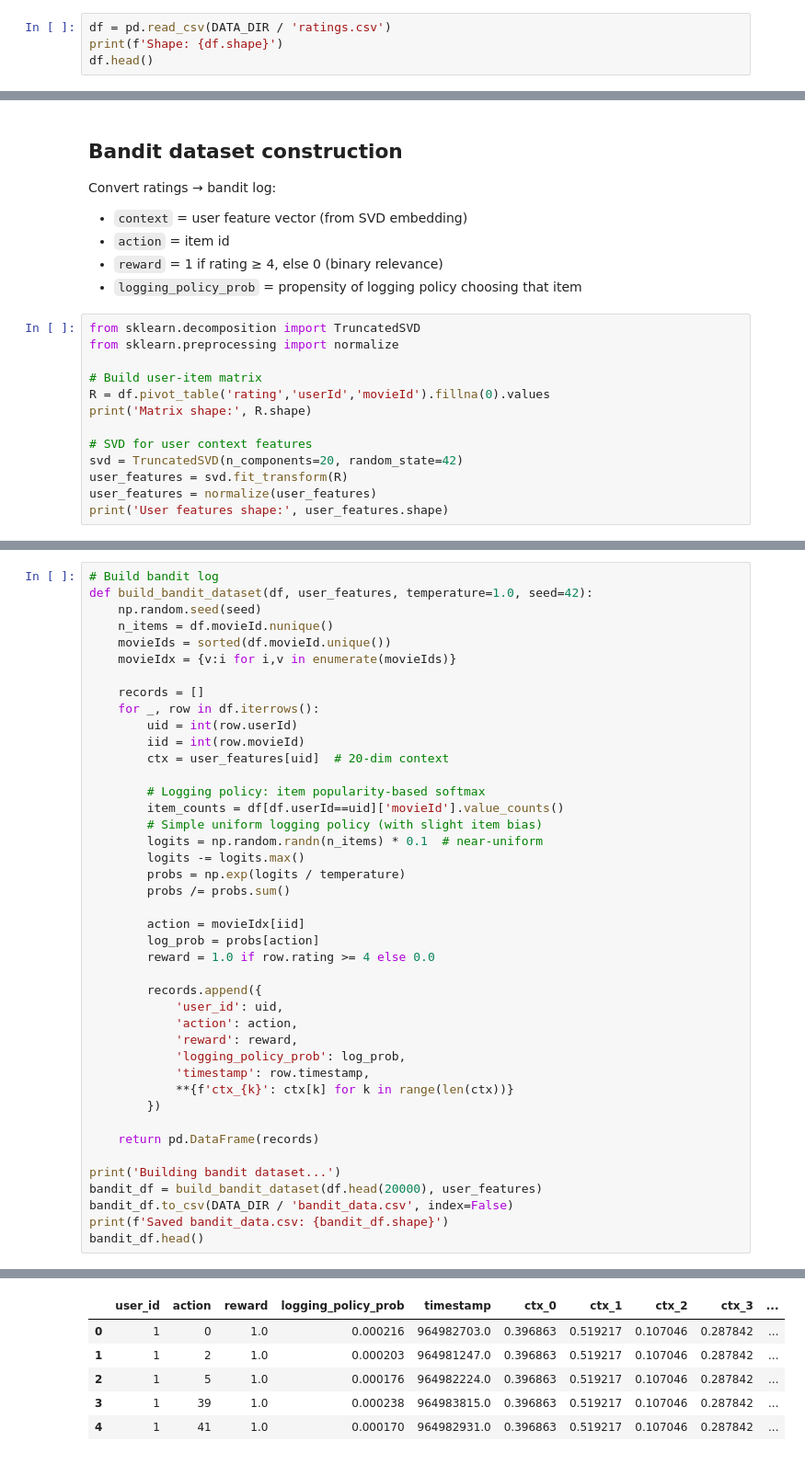
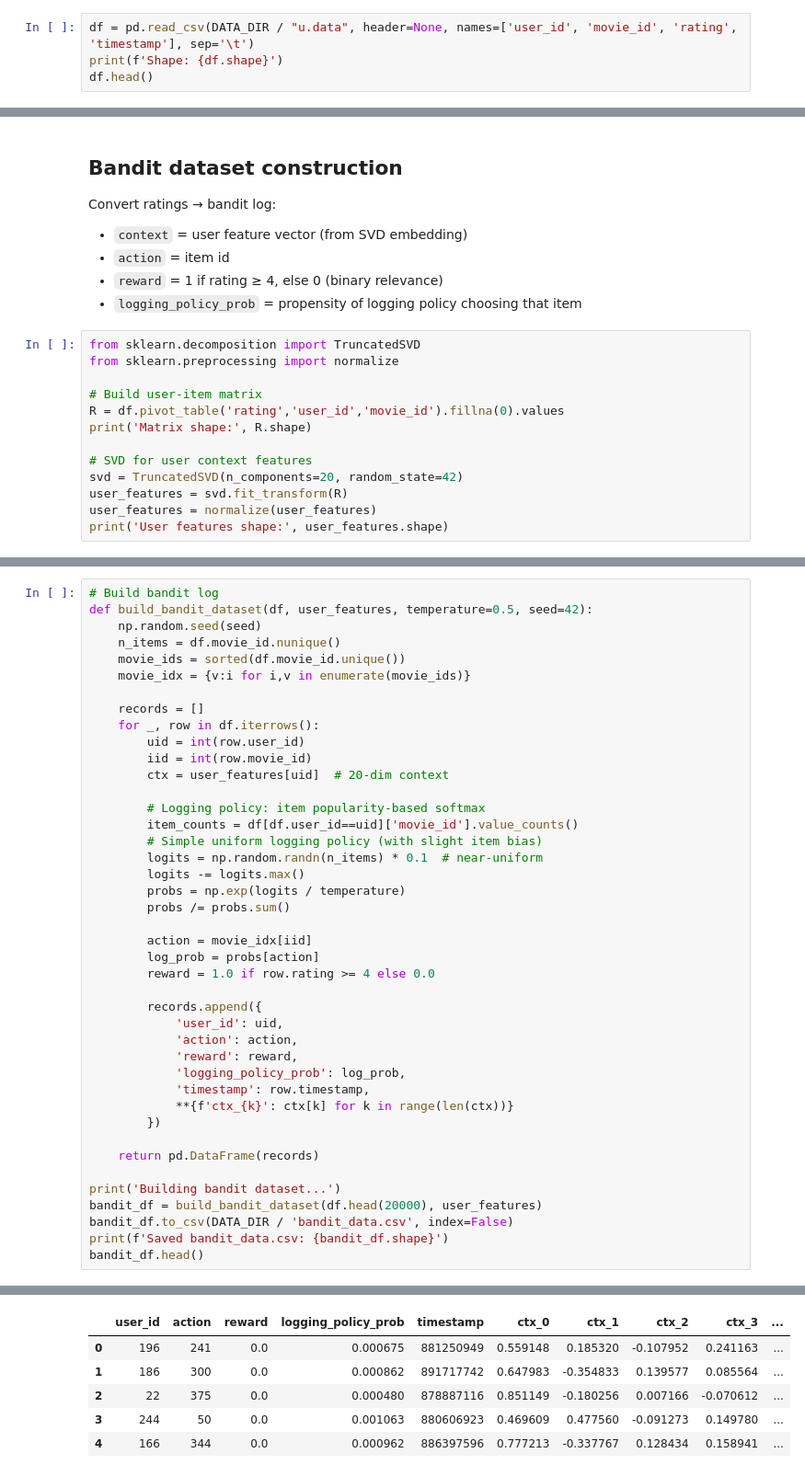
Before and after one commit to ShirsenduRyo/12-Recommendations, a Jupyter notebook: notebooks/00_setup.ipynb, the cells around one changed output, grey strips where cells are left out. Shown at 92% size. Cells and saved outputs as stored; diff of their text form.

```diff
--- a/notebooks/00_setup.ipynb
+++ b/notebooks/00_setup.ipynb
@@ -27,7 +27,7 @@ data dir: D:\01 Work\12-Recommendations\data
 # %% [markdown]
 ## Load ratings
 # %%
-df = pd.read_csv(DATA_DIR / 'ratings.csv')
+df = pd.read_csv(DATA_DIR / "u.data", header=None, names=['user_id', 'movie_id', 'rating', 'timestamp'], sep='\t')
 print(f'Shape: {df.shape}')
 df.head()
 # %% [output]
@@ -79,7 +74,7 @@ from sklearn.decomposition import TruncatedSVD
 from sklearn.preprocessing import normalize
 
 # Build user-item matrix
-R = df.pivot_table('rating','userId','movieId').fillna(0).values
+R = df.pivot_table('rating','user_id','movie_id').fillna(0).values
 print('Matrix shape:', R.shape)
 
 # SVD for user context features
@@ -93,54 +88,54 @@ User features shape: (610, 20)
 # %%
 # Build bandit log
-def build_bandit_dataset(df, user_features, temperature=1.0, seed=42):
+def build_bandit_dataset(df, user_features, temperature=0.5, seed=42):
     np.random.seed(seed)
-    n_items = df.movieId.nunique()
-    movieIds = sorted(df.movieId.unique())
-    movieIdx = {v:i for i,v in enumerate(movieIds)}
+    n_items = df.movie_id.nunique()
+    movie_ids = sorted(df.movie_id.unique())
+    movie_idx = {v:i for i,v in enumerate(movie_ids)}
 
     records = []
     for _, row in df.iterrows():
-        uid = int(row.userId)
-        iid = int(row.movieId)
+        uid = int(row.user_id)
+        iid = int(row.movie_id)
         ctx = user_features[uid]  # 20-dim context
 
         # Logging policy: item popularity-based softmax
-        item_counts = df[df.userId==uid]['movieId'].value_counts()
+        item_counts = df[df.user_id==uid]['movie_id'].value_counts()
         # Simple uniform logging policy (with slight item bias)
         logits = np.random.randn(n_items) * 0.1  # near-uniform
         logits -= logits.max()
         probs = np.exp(logits / temperature)
         probs /= probs.sum()
 
-        action = movieIdx[iid]
+        action = movie_idx[iid]
         log_prob = probs[action]
         reward = 1.0 if row.rating >= 4 else 0.0
 
         records.append({
             'user_id': uid,
             'action': action,
             'reward': reward,
             'logging_policy_prob': log_prob,
             'timestamp': row.timestamp,
             **{f'ctx_{k}': ctx[k] for k in range(len(ctx))}
         })
 
     return pd.DataFrame(records)
 
 print('Building bandit dataset...')
 bandit_df = build_bandit_dataset(df.head(20000), user_features)
 bandit_df.to_csv(DATA_DIR / 'bandit_data.csv', index=False)
 print(f'Saved bandit_data.csv: {bandit_df.shape}')
 bandit_df.head()
 # %% [output]
 Building bandit dataset...
 Saved bandit_data.csv: (20000, 25)
 |  | user_id | action | reward | logging_policy_prob | timestamp | ctx_0 | ctx_1 | ctx_2 | ctx_3 | ... |
-| 0 | 1 | 0 | 1.0 | 0.000216 | 964982703.0 | 0.396863 | 0.519217 | 0.107046 | 0.287842 | ... |
-| 1 | 1 | 2 | 1.0 | 0.000203 | 964981247.0 | 0.396863 | 0.519217 | 0.107046 | 0.287842 | ... |
-| 2 | 1 | 5 | 1.0 | 0.000176 | 964982224.0 | 0.396863 | 0.519217 | 0.107046 | 0.287842 | ... |
-| 3 | 1 | 39 | 1.0 | 0.000238 | 964983815.0 | 0.396863 | 0.519217 | 0.107046 | 0.287842 | ... |
-| 4 | 1 | 41 | 1.0 | 0.000170 | 964982931.0 | 0.396863 | 0.519217 | 0.107046 | 0.287842 | ... |
+| 0 | 196 | 241 | 0.0 | 0.000675 | 881250949 | 0.559148 | 0.185320 | -0.107952 | 0.241163 | ... |
+| 1 | 186 | 300 | 0.0 | 0.000862 | 891717742 | 0.647983 | -0.354833 | 0.139577 | 0.085564 | ... |
+| 2 | 22 | 375 | 0.0 | 0.000480 | 878887116 | 0.851149 | -0.180256 | 0.007166 | -0.070612 | ... |
+| 3 | 244 | 50 | 0.0 | 0.001063 | 880606923 | 0.469609 | 0.477560 | -0.091273 | 0.149780 | ... |
+| 4 | 166 | 344 | 0.0 | 0.000962 | 886397596 | 0.777213 | -0.337767 | 0.128434 | 0.158941 | ... |
 5 rows × 25 columns
 # %%
 # Quick propensity check
```
Also changed, not shown: parts of 4 cells of this notebook, 1 other file.
